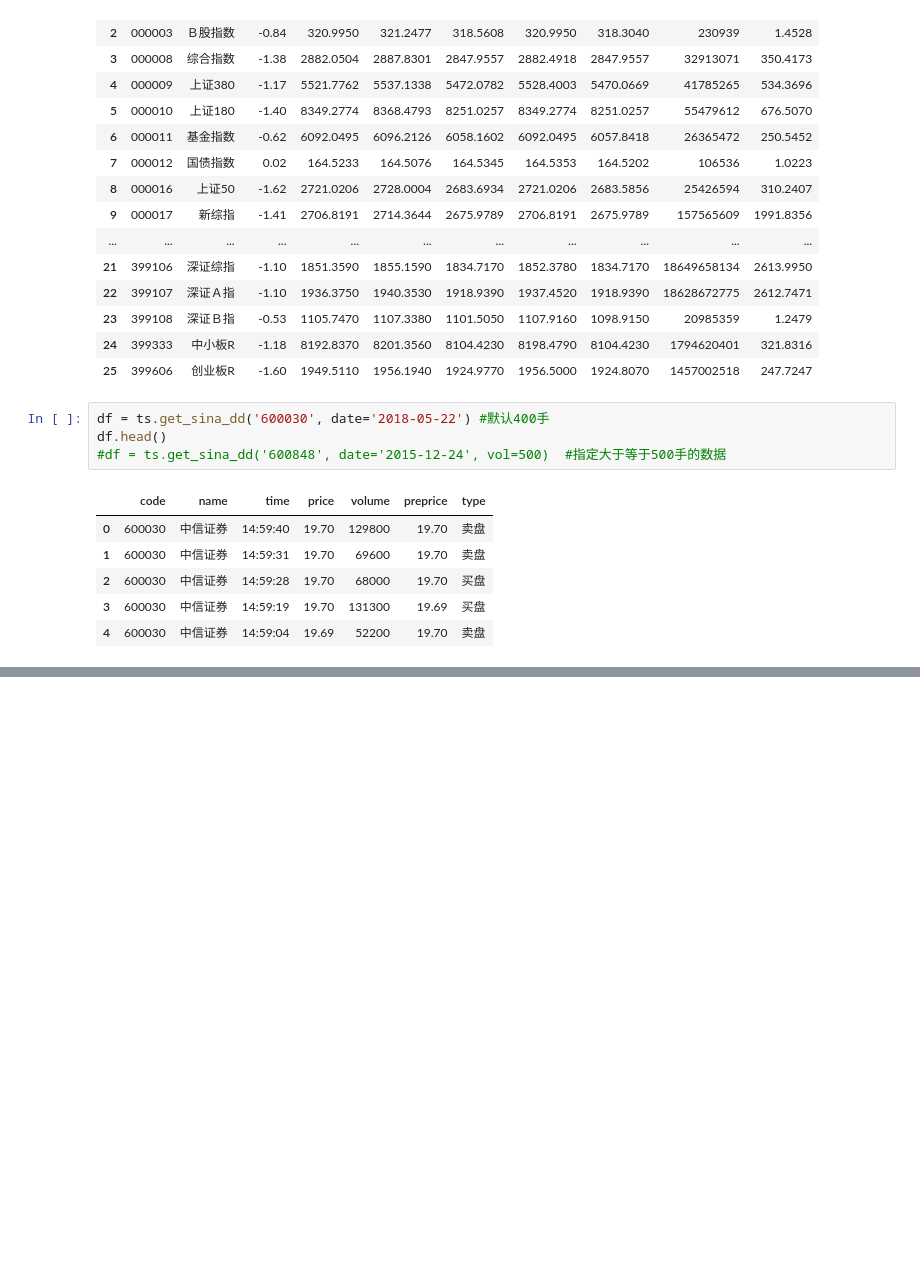
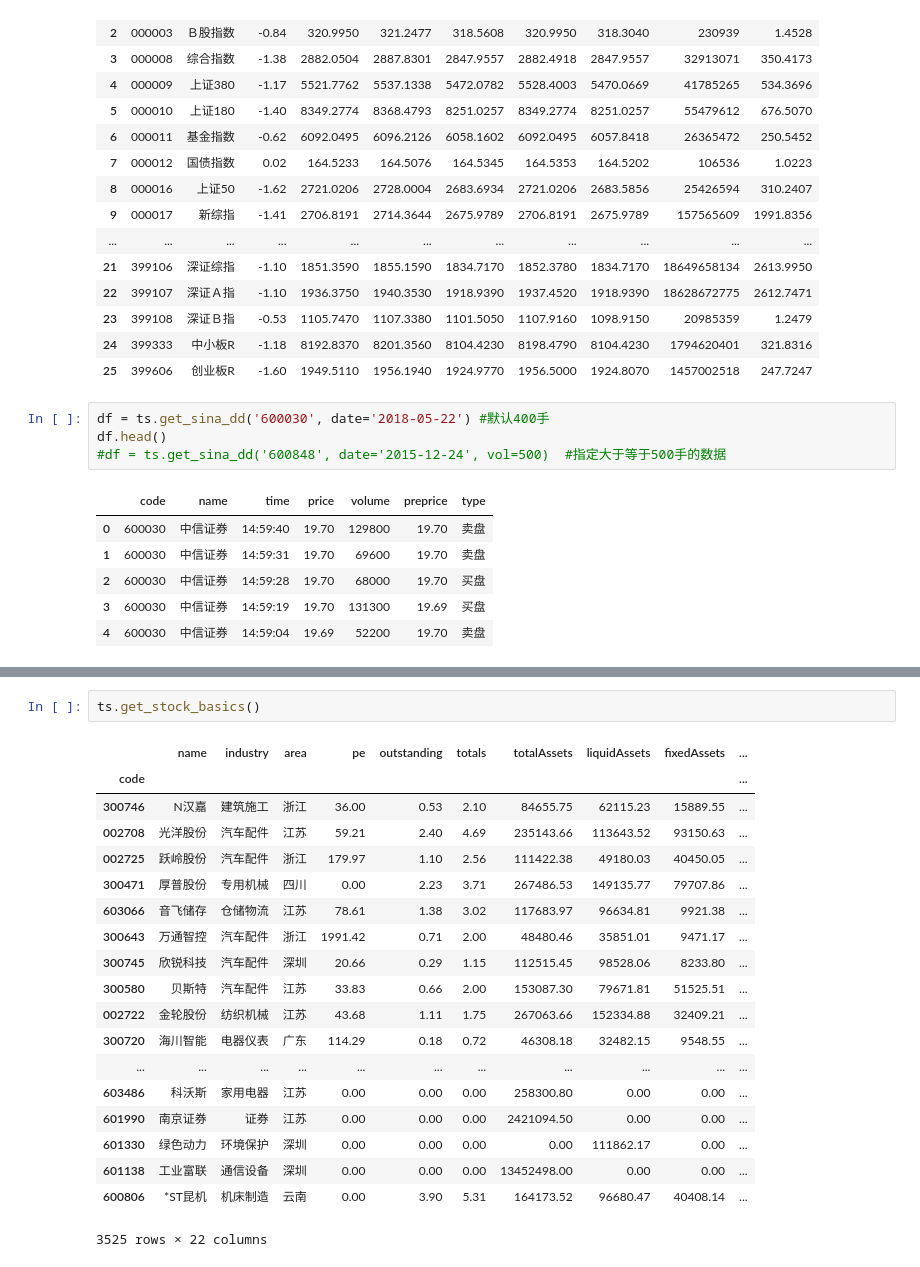
Before and after one commit to Jheng-Yi-Chen/Python, a Jupyter notebook: 2018_05_23 tushare.ipynb, the cells around one changed output, grey strips where cells are left out. Saved outputs shown, nothing was run; the diff lists cells and outputs as text; blank space fills up the shorter version.

```diff
--- a/2018_05_23 tushare.ipynb
+++ b/2018_05_23 tushare.ipynb
@@ -465,0 +529,22 @@ df.head()
+# %%
+ts.get_stock_basics()
+# %% [output]
+|  | name | industry | area | pe | outstanding | totals | totalAssets | liquidAssets | fixedAssets | ... |
+| code |  |  |  |  |  |  |  |  |  | ... |
+| 300746 | N汉嘉 | 建筑施工 | 浙江 | 36.00 | 0.53 | 2.10 | 84655.75 | 62115.23 | 15889.55 | ... |
+| 002708 | 光洋股份 | 汽车配件 | 江苏 | 59.21 | 2.40 | 4.69 | 235143.66 | 113643.52 | 93150.63 | ... |
+| 002725 | 跃岭股份 | 汽车配件 | 浙江 | 179.97 | 1.10 | 2.56 | 111422.38 | 49180.03 | 40450.05 | ... |
+| 300471 | 厚普股份 | 专用机械 | 四川 | 0.00 | 2.23 | 3.71 | 267486.53 | 149135.77 | 79707.86 | ... |
+| 603066 | 音飞储存 | 仓储物流 | 江苏 | 78.61 | 1.38 | 3.02 | 117683.97 | 96634.81 | 9921.38 | ... |
+| 300643 | 万通智控 | 汽车配件 | 浙江 | 1991.42 | 0.71 | 2.00 | 48480.46 | 35851.01 | 9471.17 | ... |
+| 300745 | 欣锐科技 | 汽车配件 | 深圳 | 20.66 | 0.29 | 1.15 | 112515.45 | 98528.06 | 8233.80 | ... |
+| 300580 | 贝斯特 | 汽车配件 | 江苏 | 33.83 | 0.66 | 2.00 | 153087.30 | 79671.81 | 51525.51 | ... |
+| 002722 | 金轮股份 | 纺织机械 | 江苏 | 43.68 | 1.11 | 1.75 | 267063.66 | 152334.88 | 32409.21 | ... |
+| 300720 | 海川智能 | 电器仪表 | 广东 | 114.29 | 0.18 | 0.72 | 46308.18 | 32482.15 | 9548.55 | ... |
+| ... | ... | ... | ... | ... | ... | ... | ... | ... | ... | ... |
+| 603486 | 科沃斯 | 家用电器 | 江苏 | 0.00 | 0.00 | 0.00 | 258300.80 | 0.00 | 0.00 | ... |
+| 601990 | 南京证券 | 证券 | 江苏 | 0.00 | 0.00 | 0.00 | 2421094.50 | 0.00 | 0.00 | ... |
+| 601330 | 绿色动力 | 环境保护 | 深圳 | 0.00 | 0.00 | 0.00 | 0.00 | 111862.17 | 0.00 | ... |
+| 601138 | 工业富联 | 通信设备 | 深圳 | 0.00 | 0.00 | 0.00 | 13452498.00 | 0.00 | 0.00 | ... |
+| 600806 | *ST昆机 | 机床制造 | 云南 | 0.00 | 3.90 | 5.31 | 164173.52 | 96680.47 | 40408.14 | ... |
+3525 rows × 22 columns
```
Also changed, not shown: parts of 4 cells of this notebook.
